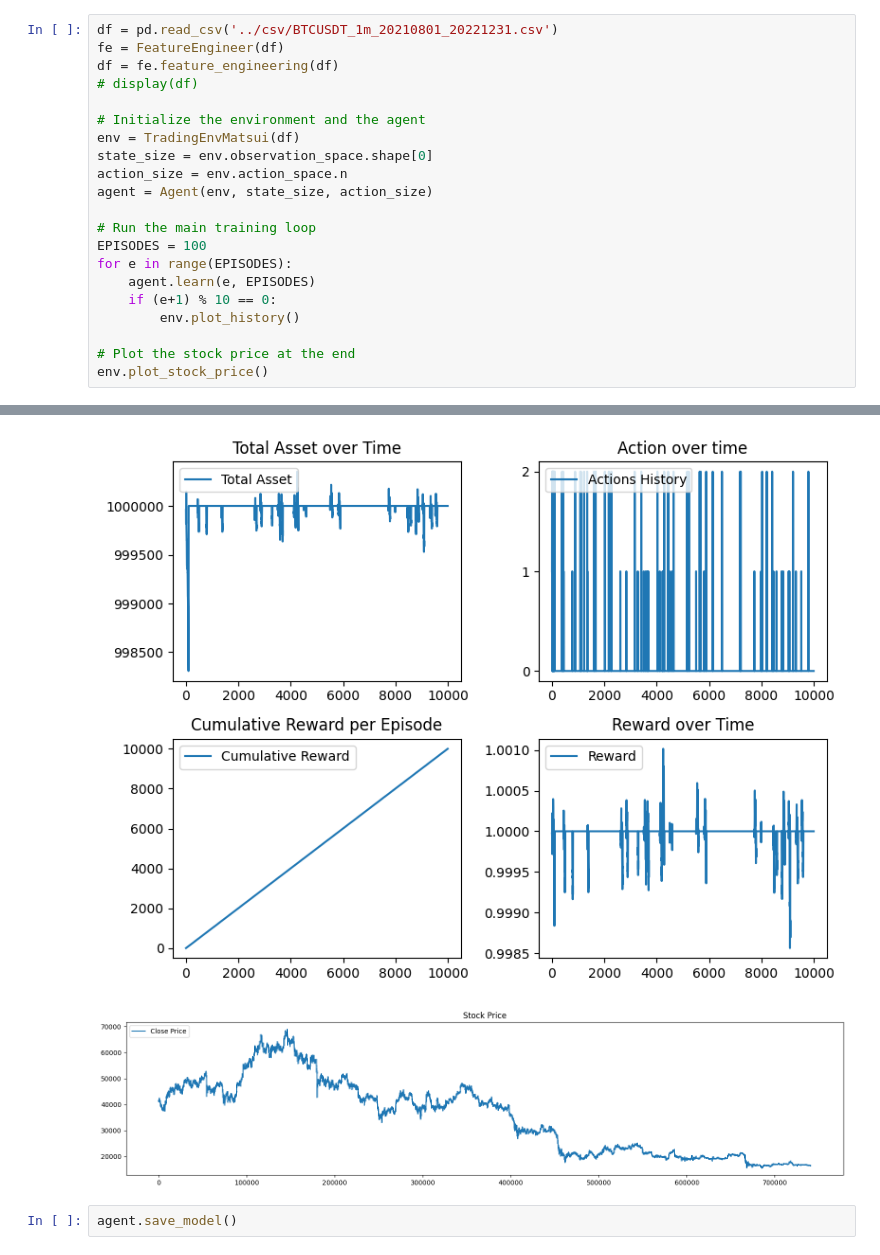
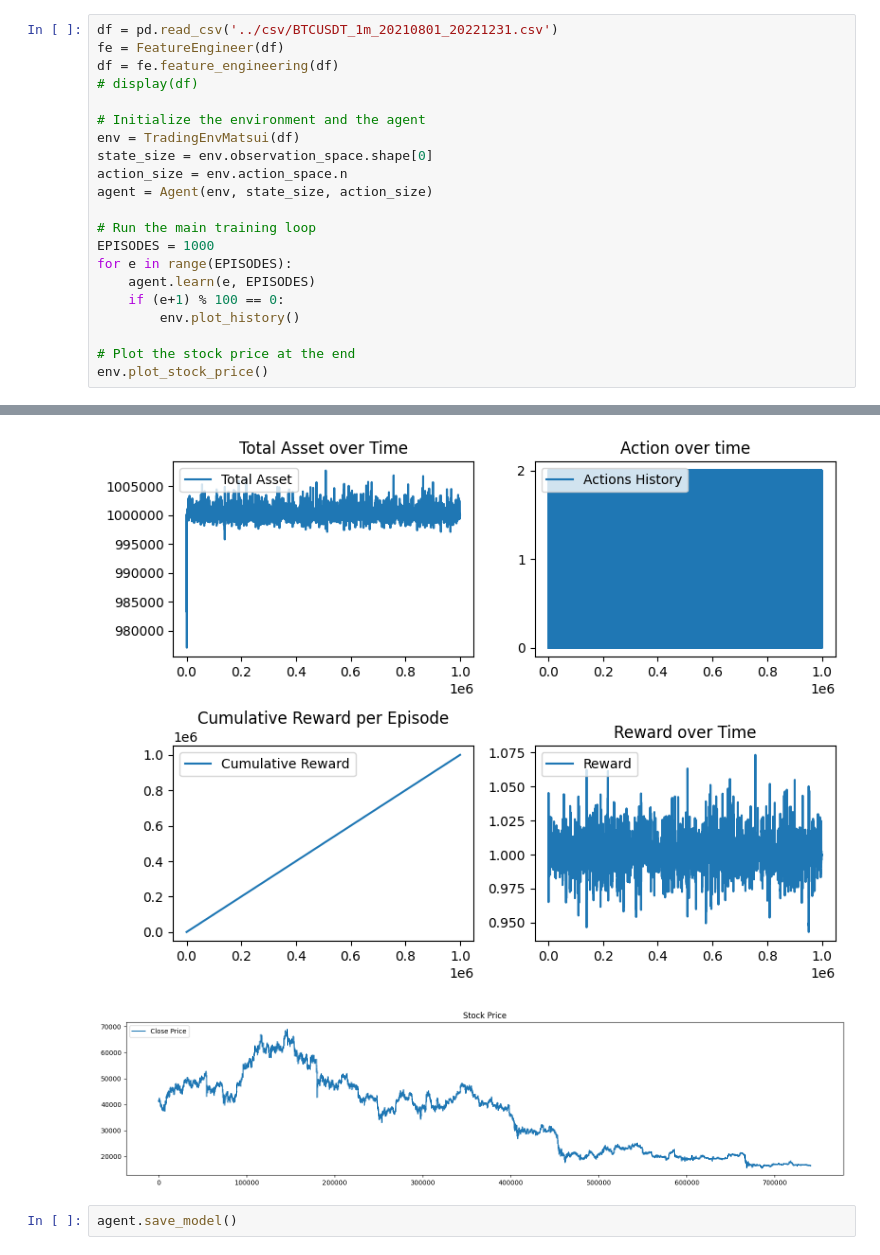
Before and after one commit to pixcelo/ml-dqn, a Jupyter notebook: train/train_matsui_v2.ipynb, the cells around one changed output, grey strips where cells are left out. Saved outputs shown, nothing was run; the diff lists cells and outputs as text.

```diff
--- a/train/train_matsui_v2.ipynb
+++ b/train/train_matsui_v2.ipynb
@@ -22,10 +18,10 @@ action_size = env.action_space.n
 agent = Agent(env, state_size, action_size)
 
 # Run the main training loop
-EPISODES = 100
+EPISODES = 1000
 for e in range(EPISODES):
     agent.learn(e, EPISODES)
-    if (e+1) % 10 == 0:
+    if (e+1) % 100 == 0:
         env.plot_history()
 
 # Plot the stock price at the end
@@ -43,4 +39,4 @@ env.plot_stock_price()
-[figure, old version]
+[figure, new version]
 [figure]
 # %%
 agent.save_model()
```
Also changed, not shown: parts of 2 cells of this notebook.
